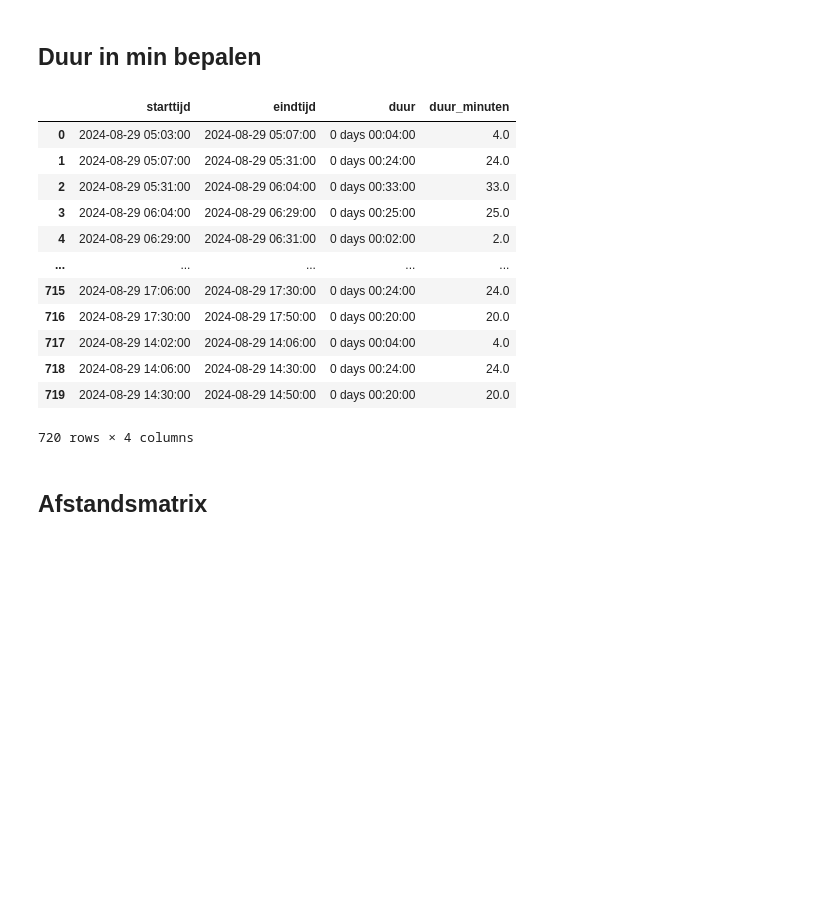
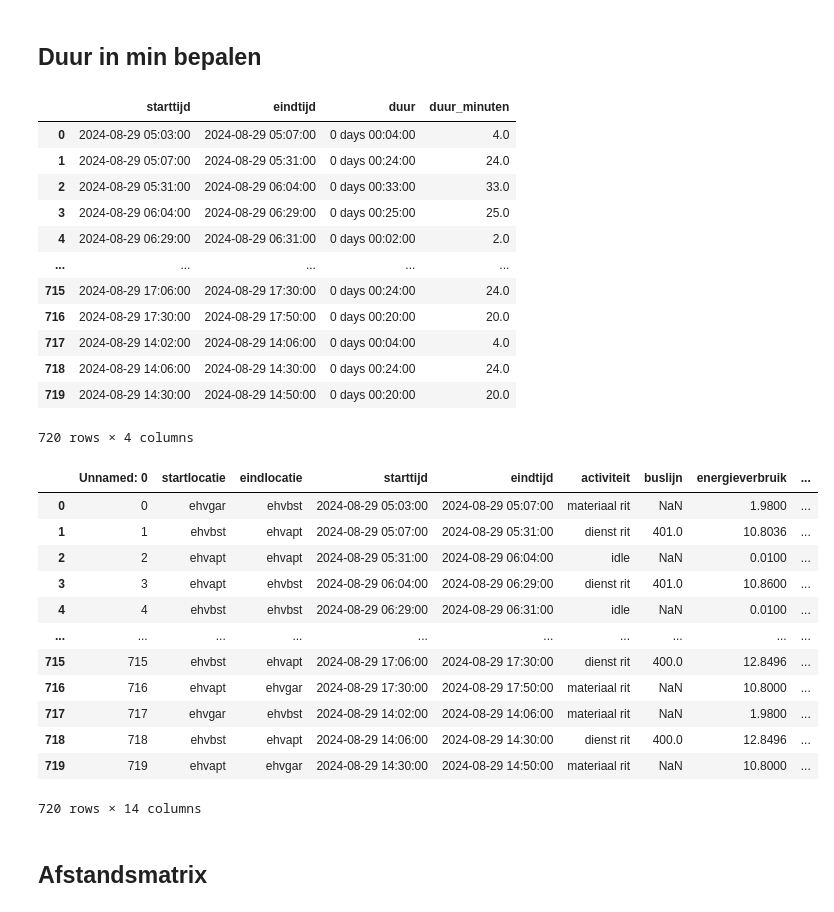
Before and after one commit to stijnvdbeek/Project-5, a Jupyter notebook: 1. Omloopplanning vs Dienstregeling final.ipynb, the cells around one changed output. Saved outputs shown, nothing was run; the diff lists cells and outputs as text; code cells hidden in the pictures; blank space fills up the shorter version.

```diff
--- a/1. Omloopplanning vs Dienstregeling final.ipynb
+++ b/1. Omloopplanning vs Dienstregeling final.ipynb
@@ -102,31 +110,45 @@ Dienstritten in dienstregeling die niet in de omloopplanning zijn gevonden:
 # %%
 import pandas as pd
 # Eerst ervoor zorgen dat de kolommen 'starttijd' en 'eindtijd' in datetime geformatteerd zijn
 df_omloopplanning['starttijd'] = pd.to_datetime(df_omloopplanning['starttijd'])
 df_omloopplanning['eindtijd'] = pd.to_datetime(df_omloopplanning['eindtijd'])
 
 # Nieuwe kolom 'duur' toevoegen die de verschil tussen eindtijd en starttijd aangeeft
 df_omloopplanning['duur'] = df_omloopplanning['eindtijd'] - df_omloopplanning['starttijd']
 
 # Als je de duur in minuten wilt omzetten
 df_omloopplanning['duur_minuten'] = df_omloopplanning['duur'].dt.total_seconds() / 60
 
 # Resultaat bekijken
 display(df_omloopplanning[['starttijd', 'eindtijd', 'duur', 'duur_minuten']])
+df_omloopplanning
 # %% [output]
 |  | starttijd | eindtijd | duur | duur_minuten |
 | 0 | 2024-08-29 05:03:00 | 2024-08-29 05:07:00 | 0 days 00:04:00 | 4.0 |
 | 1 | 2024-08-29 05:07:00 | 2024-08-29 05:31:00 | 0 days 00:24:00 | 24.0 |
 | 2 | 2024-08-29 05:31:00 | 2024-08-29 06:04:00 | 0 days 00:33:00 | 33.0 |
 | 3 | 2024-08-29 06:04:00 | 2024-08-29 06:29:00 | 0 days 00:25:00 | 25.0 |
 | 4 | 2024-08-29 06:29:00 | 2024-08-29 06:31:00 | 0 days 00:02:00 | 2.0 |
 | ... | ... | ... | ... | ... |
 | 715 | 2024-08-29 17:06:00 | 2024-08-29 17:30:00 | 0 days 00:24:00 | 24.0 |
 | 716 | 2024-08-29 17:30:00 | 2024-08-29 17:50:00 | 0 days 00:20:00 | 20.0 |
 | 717 | 2024-08-29 14:02:00 | 2024-08-29 14:06:00 | 0 days 00:04:00 | 4.0 |
 | 718 | 2024-08-29 14:06:00 | 2024-08-29 14:30:00 | 0 days 00:24:00 | 24.0 |
 | 719 | 2024-08-29 14:30:00 | 2024-08-29 14:50:00 | 0 days 00:20:00 | 20.0 |
 720 rows × 4 columns
+|  | Unnamed: 0 | startlocatie | eindlocatie | starttijd | eindtijd | activiteit | buslijn | energieverbruik | ... |
+| 0 | 0 | ehvgar | ehvbst | 2024-08-29 05:03:00 | 2024-08-29 05:07:00 | materiaal rit | NaN | 1.9800 | ... |
+| 1 | 1 | ehvbst | ehvapt | 2024-08-29 05:07:00 | 2024-08-29 05:31:00 | dienst rit | 401.0 | 10.8036 | ... |
+| 2 | 2 | ehvapt | ehvapt | 2024-08-29 05:31:00 | 2024-08-29 06:04:00 | idle | NaN | 0.0100 | ... |
+| 3 | 3 | ehvapt | ehvbst | 2024-08-29 06:04:00 | 2024-08-29 06:29:00 | dienst rit | 401.0 | 10.8600 | ... |
+| 4 | 4 | ehvbst | ehvbst | 2024-08-29 06:29:00 | 2024-08-29 06:31:00 | idle | NaN | 0.0100 | ... |
+| ... | ... | ... | ... | ... | ... | ... | ... | ... | ... |
+| 715 | 715 | ehvbst | ehvapt | 2024-08-29 17:06:00 | 2024-08-29 17:30:00 | dienst rit | 400.0 | 12.8496 | ... |
+| 716 | 716 | ehvapt | ehvgar | 2024-08-29 17:30:00 | 2024-08-29 17:50:00 | materiaal rit | NaN | 10.8000 | ... |
+| 717 | 717 | ehvgar | ehvbst | 2024-08-29 14:02:00 | 2024-08-29 14:06:00 | materiaal rit | NaN | 1.9800 | ... |
+| 718 | 718 | ehvbst | ehvapt | 2024-08-29 14:06:00 | 2024-08-29 14:30:00 | dienst rit | 400.0 | 12.8496 | ... |
+| 719 | 719 | ehvapt | ehvgar | 2024-08-29 14:30:00 | 2024-08-29 14:50:00 | materiaal rit | NaN | 10.8000 | ... |
+720 rows × 14 columns
 # %% [markdown]
 ## Afstandsmatrix
 # %%
```
Also changed, not shown: parts of 3 cells of this notebook, 1 other file.
